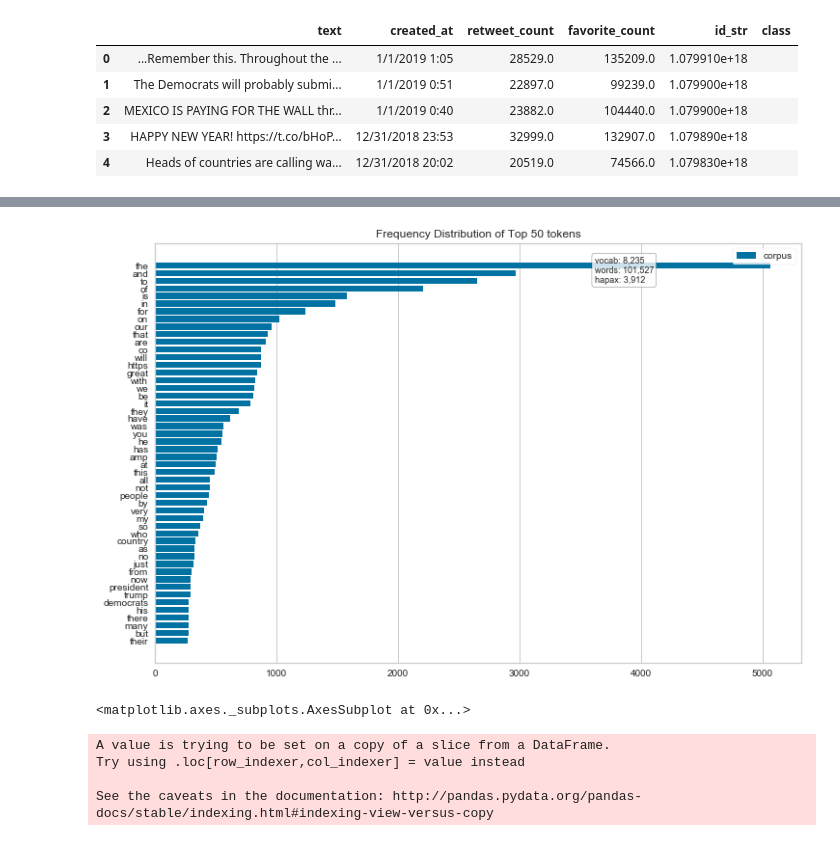
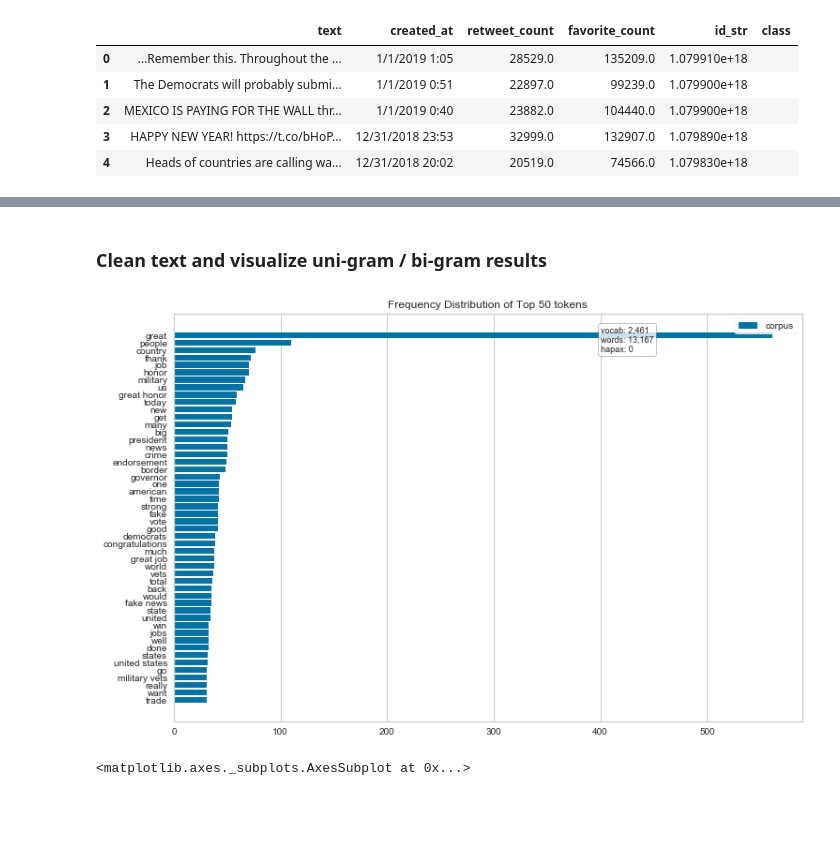
Before and after one commit to jackxxu/trump_tweets, a Jupyter notebook: 103 Final Project.ipynb, the cells around one changed output, grey strips where cells are left out. Saved outputs shown, nothing was run; the diff lists cells and outputs as text; code cells hidden in the pictures; blank space fills up the shorter version.

```diff
--- a/103 Final Project.ipynb
+++ b/103 Final Project.ipynb
@@ -77,0 +110,13 @@ df['class'].value_counts().plot(kind='bar');
+# %%
+test = df.loc[df['class'] == '']
+
+vectorizer = CountVectorizer(ngram_range=(1, 2))
+docs       = vectorizer.fit_transform(df['text'])
+features   = vectorizer.get_feature_names()
+plt.figure(figsize=(12,8))
+visualizer = FreqDistVisualizer(features=features)
+
+visualizer.fit(docs)
+for label in visualizer.ax.texts:
+    label.set_size(20)
+visualizer.poof()
@@ -78,38 +140,41 @@ df['class'].value_counts().plot(kind='bar');
+# %% [markdown]
+<a id='clean'></a>
+### Clean text and visualize uni-gram / bi-gram results
+# %%
+REPLACE_BY_SPACE_RE = re.compile('[/(){}\[\]\|@,;]')
+BAD_SYMBOLS_RE = re.compile('[^0-9a-z #+_]')
+STOPWORDS = set(stopwords.words('english'))
+STOPWORDS.add('tco') #additional manual word removal
+STOPWORDS.add('https') #additional manual word removal
+
+def clean_text(text):
+    """
+        text: a string
+
+        return: modified initial string
+    """
+    text = BeautifulSoup(text, "lxml").text # HTML decoding
+    text = text.lower() # lowercase text
+    text = REPLACE_BY_SPACE_RE.sub(' ', text) # replace REPLACE_BY_SPACE_RE symbols by space in text
+    text = BAD_SYMBOLS_RE.sub('', text) # delete symbols which are in BAD_SYMBOLS_RE from text
+    text = ' '.join(word for word in text.split() if word not in STOPWORDS) # delete stopwors from text
+    return text
+
+df['text'] = df['text'].apply(clean_text)
+
+#Source: https://stackoverflow.com/questions/58603042/easier-way-to-clean-up-text
 # %%
-vectorizer = CountVectorizer()
-docs       = vectorizer.fit_transform(df['text'])
+vectorizer = CountVectorizer(ngram_range=(1, 2),min_df=2)
+docs       = vectorizer.fit_transform(df['text'],)
 features   = vectorizer.get_feature_names()
 plt.figure(figsize=(12,8))
-visualizer = FreqDistVisualizer(features=features)
+visualizer = FreqDistVisualizer(features=features,n=50)
+
 
 visualizer.fit(docs)
 for label in visualizer.ax.texts:
     label.set_size(20)
 visualizer.poof()
 # %% [output]
-[figure, old version]
+[figure, new version]
 <matplotlib.axes._subplots.AxesSubplot at 0x...>
-# %%
-REPLACE_BY_SPACE_RE = re.compile('[/(){}\[\]\|@,;]')
-BAD_SYMBOLS_RE = re.compile('[^0-9a-z #+_]')
-STOPWORDS = set(stopwords.words('english'))
-
-def clean_text(text):
-    """
-        text: a string
-
-        return: modified initial string
-    """
-    text = BeautifulSoup(text, "lxml").text # HTML decoding
-    text = text.lower() # lowercase text
-    text = REPLACE_BY_SPACE_RE.sub(' ', text) # replace REPLACE_BY_SPACE_RE symbols by space in text
-    text = BAD_SYMBOLS_RE.sub('', text) # delete symbols which are in BAD_SYMBOLS_RE from text
-    text = ' '.join(word for word in text.split() if word not in STOPWORDS) # delete stopwors from text
-    return text
-
-df['text'] = df['text'].apply(clean_text)
-# %% [output]
-A value is trying to be set on a copy of a slice from a DataFrame.
-Try using .loc[row_indexer,col_indexer] = value instead
-
-See the caveats in the documentation: http://pandas.pydata.org/pandas-docs/stable/indexing.html#indexing-view-versus-copy
```
Also changed, not shown: parts of 19 cells of this notebook.
